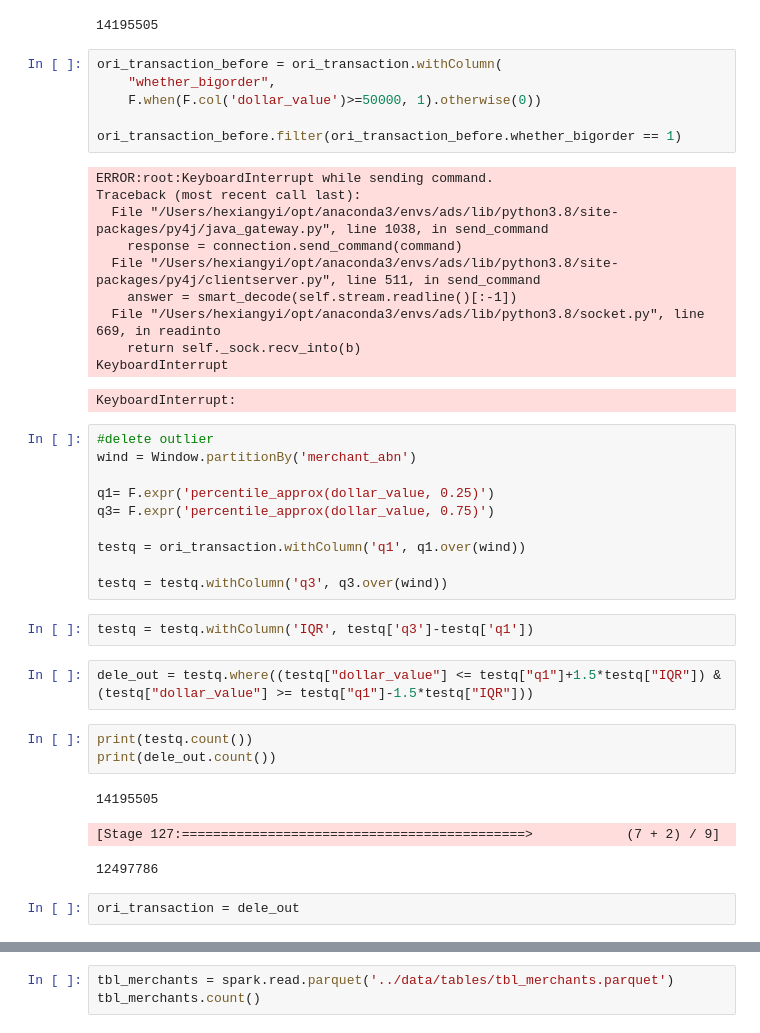
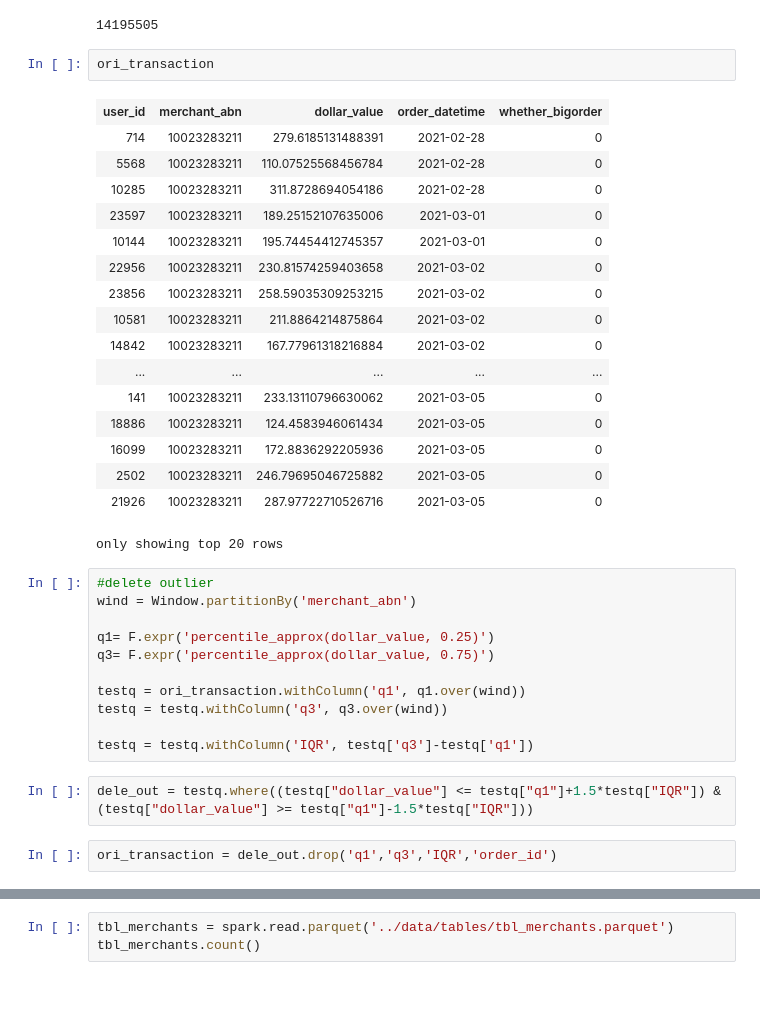
Before and after one commit to MAST30034-Applied-Data-Science/generic-buy-now-pay-later-project-group-16-project2-fighting-group, a Jupyter notebook: notebooks/W1 Code.ipynb, the cells around one changed output, grey strips where cells are left out. Drawn from its saved outputs; the diff is of its cells as text; blank space fills up the shorter version.

```diff
--- a/notebooks/W1 Code.ipynb
+++ b/notebooks/W1 Code.ipynb
@@ -33,23 +33,26 @@ ori_transaction.groupby('merchant_abn').count().count()
 ori_transaction.count()
 # %% [output]
 14195505
-# %%
-ori_transaction_before = ori_transaction.withColumn(
-    "whether_bigorder",
-    F.when(F.col('dollar_value')>=50000, 1).otherwise(0))
-
-ori_transaction_before.filter(ori_transaction_before.whether_bigorder == 1)
-# %% [output]
-ERROR:root:KeyboardInterrupt while sending command.
-Traceback (most recent call last):
-  File "/Users/hexiangyi/opt/anaconda3/envs/ads/lib/python3.8/site-packages/py4j/java_gateway.py", line 1038, in send_command
-    response = connection.send_command(command)
-  File "/Users/hexiangyi/opt/anaconda3/envs/ads/lib/python3.8/site-packages/py4j/clientserver.py", line 511, in send_command
-    answer = smart_decode(self.stream.readline()[:-1])
-  File "/Users/hexiangyi/opt/anaconda3/envs/ads/lib/python3.8/socket.py", line 669, in readinto
-    return self._sock.recv_into(b)
-KeyboardInterrupt
-KeyboardInterrupt:
+# %%
+ori_transaction
+# %% [output]
+| user_id | merchant_abn | dollar_value | order_datetime | whether_bigorder |
+| 714 | 10023283211 | 279.6185131488391 | 2021-02-28 | 0 |
+| 5568 | 10023283211 | 110.07525568456784 | 2021-02-28 | 0 |
+| 10285 | 10023283211 | 311.8728694054186 | 2021-02-28 | 0 |
+| 23597 | 10023283211 | 189.25152107635006 | 2021-03-01 | 0 |
+| 10144 | 10023283211 | 195.74454412745357 | 2021-03-01 | 0 |
+| 22956 | 10023283211 | 230.81574259403658 | 2021-03-02 | 0 |
+| 23856 | 10023283211 | 258.59035309253215 | 2021-03-02 | 0 |
+| 10581 | 10023283211 | 211.8864214875864 | 2021-03-02 | 0 |
+| 14842 | 10023283211 | 167.77961318216884 | 2021-03-02 | 0 |
+| ... | ... | ... | ... | ... |
+| 141 | 10023283211 | 233.13110796630062 | 2021-03-05 | 0 |
+| 18886 | 10023283211 | 124.4583946061434 | 2021-03-05 | 0 |
+| 16099 | 10023283211 | 172.8836292205936 | 2021-03-05 | 0 |
+| 2502 | 10023283211 | 246.79695046725882 | 2021-03-05 | 0 |
+| 21926 | 10023283211 | 287.97722710526716 | 2021-03-05 | 0 |
+only showing top 20 rows
 # %%
 #delete outlier
 wind = Window.partitionBy('merchant_abn')
@@ -58,21 +61,13 @@ q1= F.expr('percentile_approx(dollar_value, 0.25)')
 q3= F.expr('percentile_approx(dollar_value, 0.75)')
 
 testq = ori_transaction.withColumn('q1', q1.over(wind))
+testq = testq.withColumn('q3', q3.over(wind))
 
-testq = testq.withColumn('q3', q3.over(wind))
+testq = testq.withColumn('IQR', testq['q3']-testq['q1'])
-# %%
-testq = testq.withColumn('IQR', testq['q3']-testq['q1'])
 # %%
 dele_out = testq.where((testq["dollar_value"] <= testq["q1"]+1.5*testq["IQR"]) & (testq["dollar_value"] >= testq["q1"]-1.5*testq["IQR"]))
-# %%
-print(testq.count())
-print(dele_out.count())
-# %% [output]
-14195505
-[Stage 127:============================================>            (7 + 2) / 9]
-12497786
-# %%
-ori_transaction = dele_out
+# %%
+ori_transaction = dele_out.drop('q1','q3','IQR','order_id')
 # %%
 ori_transaction = ori_transaction.withColumn(
     "whether_bigorder",
```
Also changed, not shown: parts of 9 cells of this notebook.
